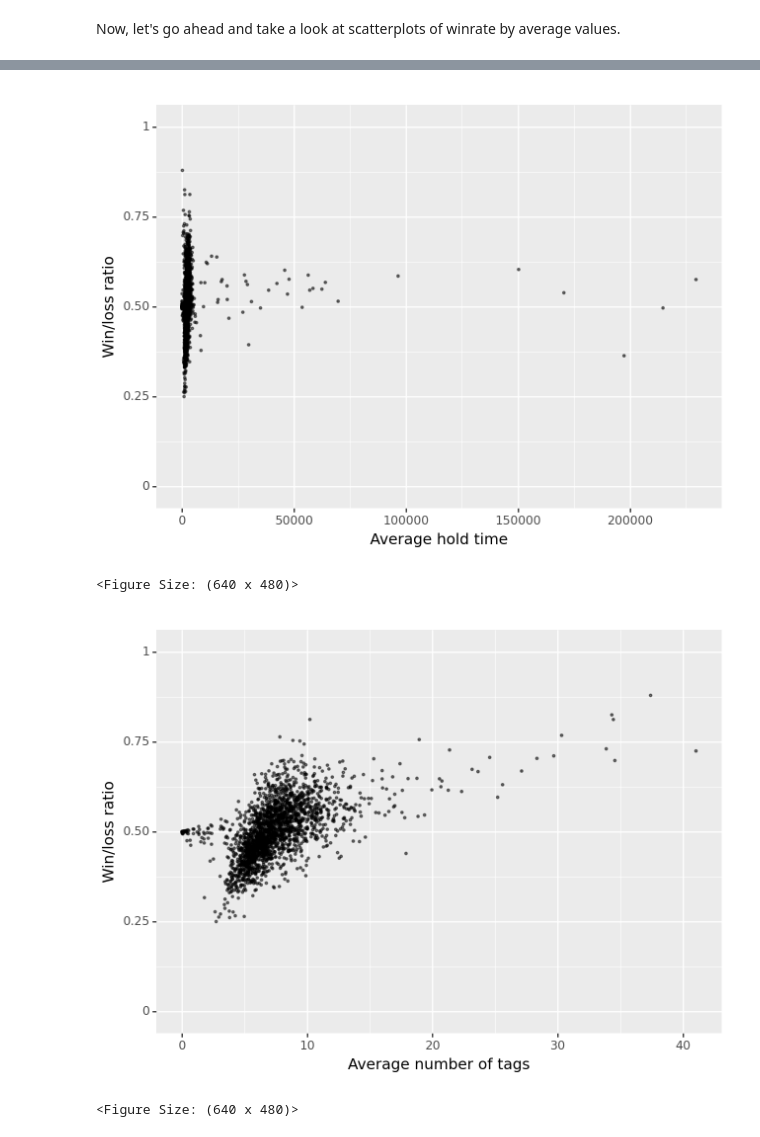
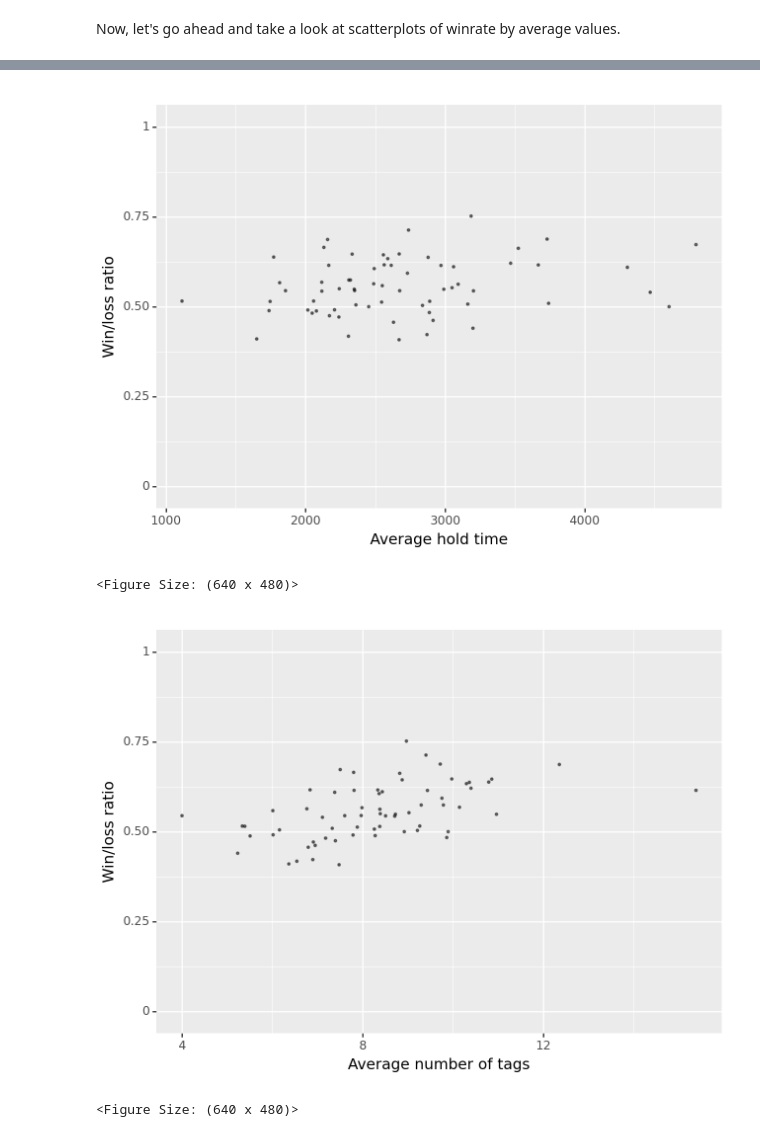
Before and after one commit to steveSchwering/tagpro_analysis, a Jupyter notebook: tp_scoreboard_analysis.ipynb, the cells around one changed output, grey strips where cells are left out. Drawn from its saved outputs; the diff is of its cells as text; code cells hidden in the pictures.

```diff
--- a/tp_scoreboard_analysis.ipynb
+++ b/tp_scoreboard_analysis.ipynb
@@ -187,6 +161,6 @@ Let's go ahead and filter the dataset so we are looking at players with at least
 # %%
 scoreboards_res_sum = scoreboards_res_sum.merge(scoreboards_num_matches, on = 'name') # Merge dataframes with total matches count
-scoreboards_res_sum = scoreboards_res_sum[scoreboards_res_sum['count_matches'] >= 300]
+scoreboards_res_sum = scoreboards_res_sum[scoreboards_res_sum['count_matches'] >= 100]
 
 scoreboards_res_sum = scoreboards_res_sum.sort_values(by = 'win_loss', ascending = False)
 scoreboards_res_sum['win_loss_rank'] = scoreboards_res_sum['win_loss'].rank(ascending = False)
@@ -230,20 +205,20 @@ NameError: name 'df_res_sum' is not defined
 # %%
 # There are some clear outliers here that need to be removed
-(ggplot(df_res_sum, aes(x = 'hold_total', y = 'win_loss')) +
+(ggplot(scoreboards_res_sum, aes(x = 'hold_total', y = 'win_loss')) +
  geom_point(alpha = 0.5, size = 0.5) +
  scale_y_continuous(limits = [-0.01, 1.01]) +
  labs(x = 'Average hold time', y = 'Win/loss ratio', title = '')
 )
 # %% [output]
-[figure, old version]
+[figure, new version]
 <Figure Size: (640 x 480)>
 # %%
-(ggplot(df_res_sum, aes(x = 'tags', y = 'win_loss')) +
+(ggplot(scoreboards_res_sum, aes(x = 'tags', y = 'win_loss')) +
  geom_point(alpha = 0.5, size = 0.5) +
  scale_y_continuous(limits = [-0.01, 1.01]) +
  labs(x = 'Average number of tags', y = 'Win/loss ratio', title = '')
 )
 # %% [output]
-[figure, old version]
+[figure, new version]
 <Figure Size: (640 x 480)>
 # %%
```
Also changed, not shown: parts of 18 cells of this notebook.
